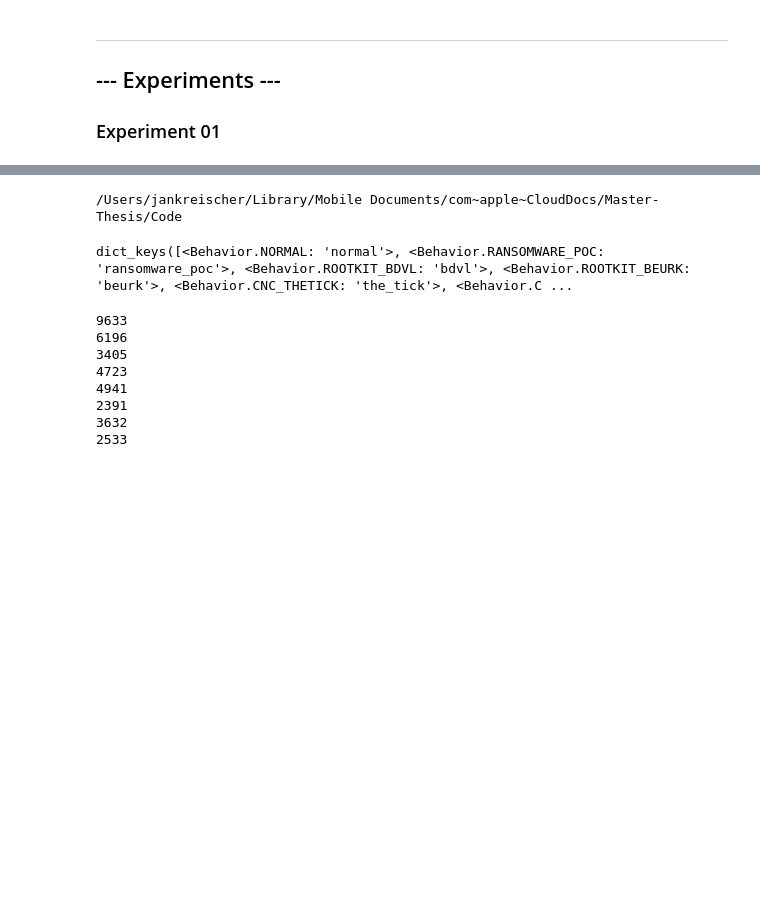
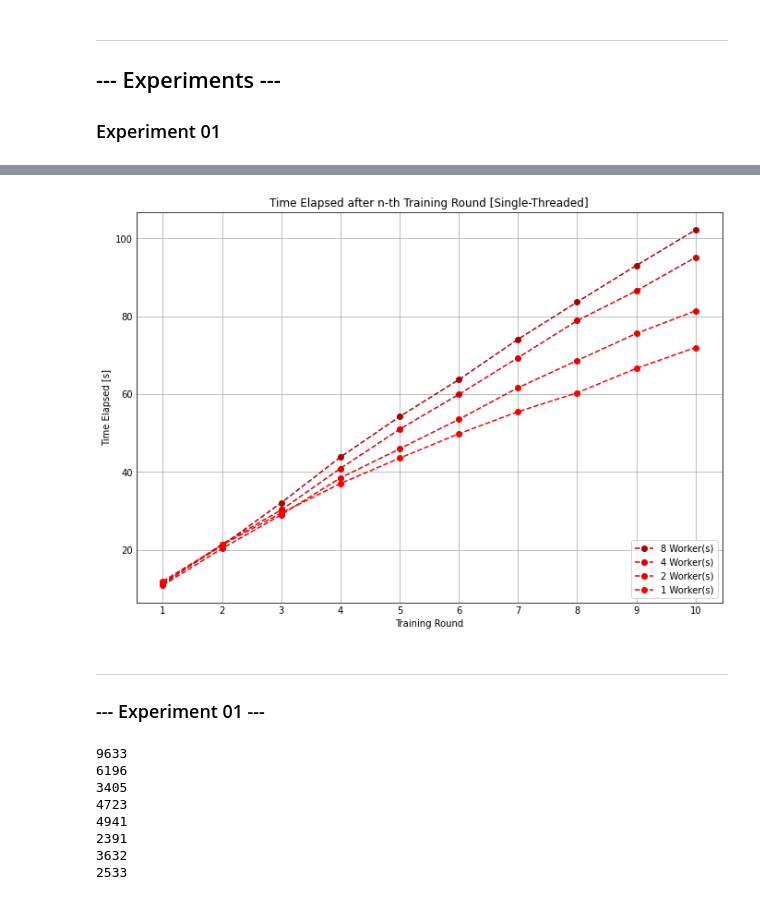
Before and after one commit to jan-kreischer/FedRL-for-IoT-Security, a Jupyter notebook: prototypes/prototype_01/prototype-01.ipynb, the cells around one changed output, grey strips where cells are left out. Saved outputs shown, nothing was run; the diff lists cells and outputs as text; code cells hidden in the pictures; blank space fills up the shorter version.

```diff
--- a/prototypes/prototype_01/prototype-01.ipynb
+++ b/prototypes/prototype_01/prototype-01.ipynb
@@ -1197,3 +1033,41 @@ math.ceil(0.2)
+# %%
+import matplotlib.pyplot as plt
+
+single_threaded_training_times = {
+    8: [11.481971979141235, 21.06865358352661, 32.05444097518921, 43.78777265548706, 54.19769239425659, 63.688286542892456, 74.07056212425232, 83.64049768447876, 93.04087591171265, 102.16776514053345],
+    4: [11.134565114974976, 21.432404279708862, 30.219168186187744, 40.88900446891785, 50.95054054260254, 59.90651512145996, 69.32415723800659, 78.86217856407166, 86.5220353603363, 95.12839889526367],
+    2: [10.868289709091187, 20.302647829055786, 28.97062063217163, 38.460485219955444, 45.914576292037964, 53.48994708061218, 61.6273672580719, 68.60588765144348, 75.56985259056091, 81.3848009109497],
+    1: [11.893369436264038, 21.207906484603882, 29.435447692871094, 36.99051022529602, 43.52670192718506, 49.79359436035156, 55.46211814880371, 60.33178234100342, 66.59190773963928, 71.95667171478271]
+}
+
+colors = {
+    1: "#FF0000",
+    2: "#EE0000",
+    4: "#DD0000",
+    8: "#AA0000"
+}
+
+n_samples = len(single_threaded_training_times)
+n_rounds = len(single_threaded_training_times[1])
+
+plt.figure(figsize=(9,6))
+xlabel = "Training Round"
+ylabel = "Time Elapsed"
+plt.xlabel(xlabel)
+plt.xticks(np.arange(1, n_rounds+1))
+plt.ylabel(f"{ylabel} [s]")
+plt.title(f"{ylabel} after n-th {xlabel} [Single-Threaded]")
+
+for number_of_workers, training_times in single_threaded_training_times.items():
+    plt.plot(list(range(1,n_rounds+1)), list(training_times), color=colors[number_of_workers], marker="o", linestyle='dashed', label=f"{number_of_workers} Worker(s)")
+plt.legend(loc ="lower right")
+plt.savefig("prototypes/prototype_01/round_training_time_analysis.jpg", dpi=150, bbox_inches = "tight", transparent=False)
+plt.show()
+# %% [output]
+[figure, added]
+# %% [markdown]
+-----------
+### --- Experiment 01 ---
 # %%
 experiments = Experiment(original_working_directory_path)
 experiment_id = 1
@@ -1228,16 +1102,6 @@ server.add_client(client_01)
 server.add_client(client_02)
 
 server.run_federation(evaluations=["performance_evaluation", "learning_curve"], evaluation_frequency=1)
-# %%
-train_data, test_data, _ = DataProvider.get_scaled_train_test_split(scaling_minmax=True, scale_normal_only=True)
-# %% [output]
-/Users/jankreischer/Library/Mobile Documents/com~apple~CloudDocs/Master-Thesis/Code
-# %%
-# for each client i need a number of total samples
-# and i need a split of behaviors adding up to 100
-print(test_data.keys())
-# %% [output]
-dict_keys([<Behavior.NORMAL: 'normal'>, <Behavior.RANSOMWARE_POC: 'ransomware_poc'>, <Behavior.ROOTKIT_BDVL: 'bdvl'>, <Behavior.ROOTKIT_BEURK: 'beurk'>, <Behavior.CNC_THETICK: 'the_tick'>, <Behavior.C ...
 # %%
 from functools import reduce
 
```
Also changed, not shown: parts of 22 cells of this notebook.
